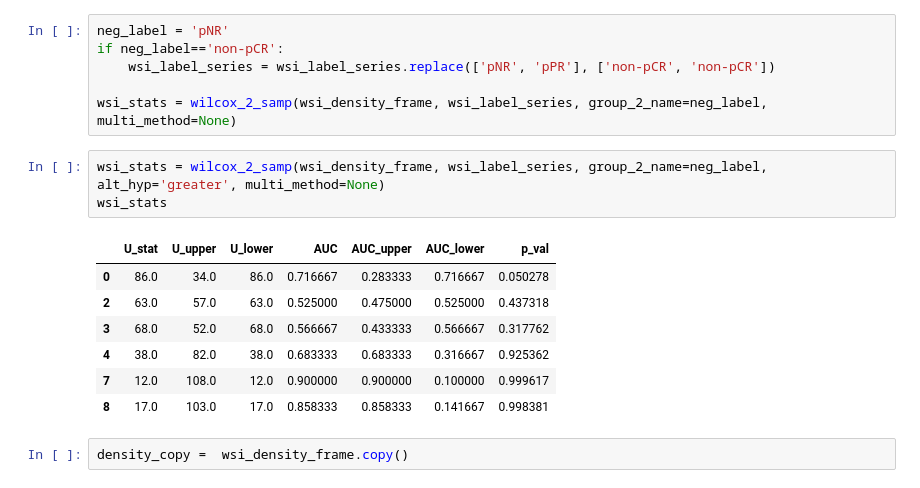
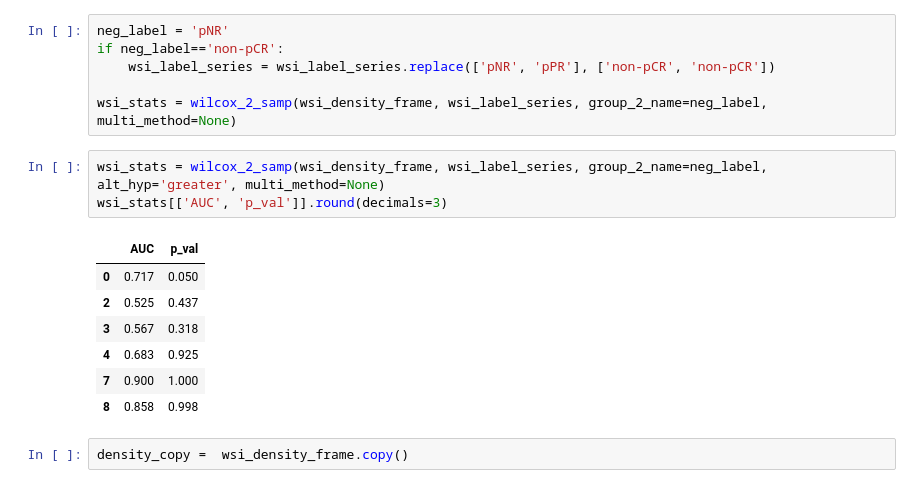
Before and after one commit to Huang-AI4Medicine-Lab/cscc_mif_analysis, a Jupyter notebook: neighborhood_analysis.ipynb, the cells around one changed output. Saved outputs shown, nothing was run; the diff lists cells and outputs as text.

```diff
--- a/neighborhood_analysis.ipynb
+++ b/neighborhood_analysis.ipynb
@@ -287,15 +223,15 @@ if neg_label=='non-pCR':
 wsi_stats = wilcox_2_samp(wsi_density_frame, wsi_label_series, group_2_name=neg_label, multi_method=None)
 # %%
 wsi_stats = wilcox_2_samp(wsi_density_frame, wsi_label_series, group_2_name=neg_label, alt_hyp='greater', multi_method=None)
-wsi_stats
+wsi_stats[['AUC', 'p_val']].round(decimals=3)
 # %% [output]
-|  | U_stat | U_upper | U_lower | AUC | AUC_upper | AUC_lower | p_val |
-| 0 | 86.0 | 34.0 | 86.0 | 0.716667 | 0.283333 | 0.716667 | 0.050278 |
-| 2 | 63.0 | 57.0 | 63.0 | 0.525000 | 0.475000 | 0.525000 | 0.437318 |
-| 3 | 68.0 | 52.0 | 68.0 | 0.566667 | 0.433333 | 0.566667 | 0.317762 |
-| 4 | 38.0 | 82.0 | 38.0 | 0.683333 | 0.683333 | 0.316667 | 0.925362 |
-| 7 | 12.0 | 108.0 | 12.0 | 0.900000 | 0.900000 | 0.100000 | 0.999617 |
-| 8 | 17.0 | 103.0 | 17.0 | 0.858333 | 0.858333 | 0.141667 | 0.998381 |
+|  | AUC | p_val |
+| 0 | 0.717 | 0.050 |
+| 2 | 0.525 | 0.437 |
+| 3 | 0.567 | 0.318 |
+| 4 | 0.683 | 0.925 |
+| 7 | 0.900 | 1.000 |
+| 8 | 0.858 | 0.998 |
 # %%
 density_copy =  wsi_density_frame.copy()
 # %%
```
Also changed, not shown: parts of 7 cells of this notebook, 2 other files.
